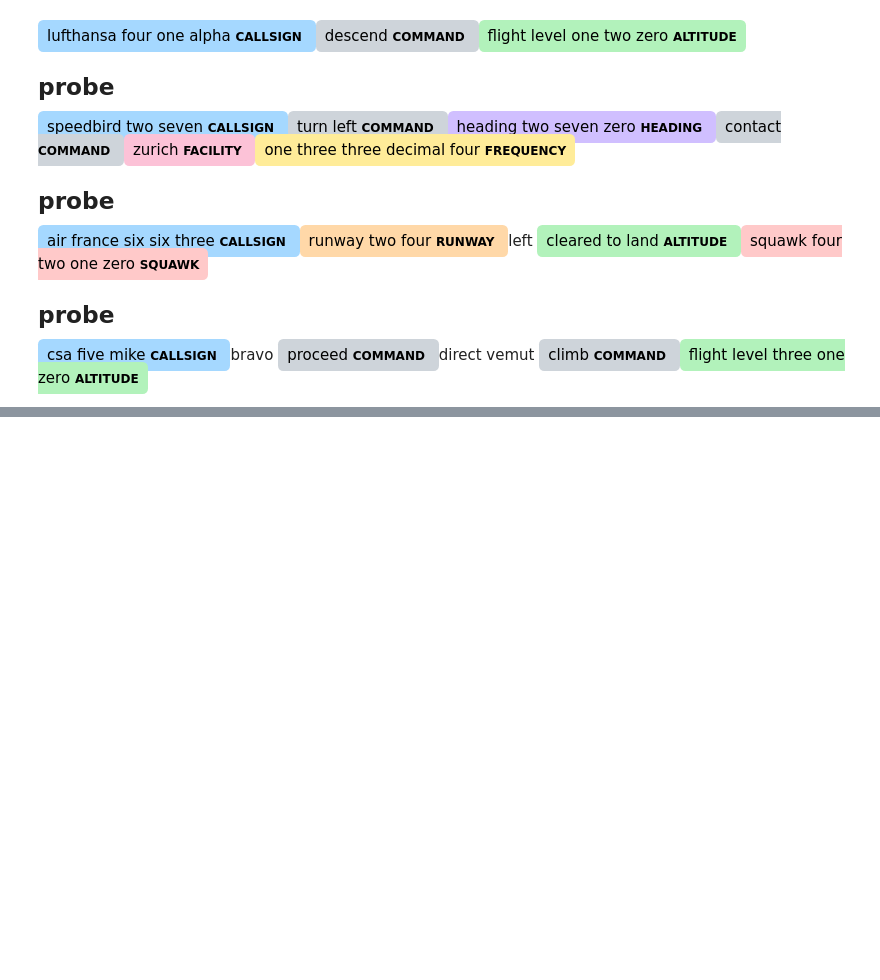
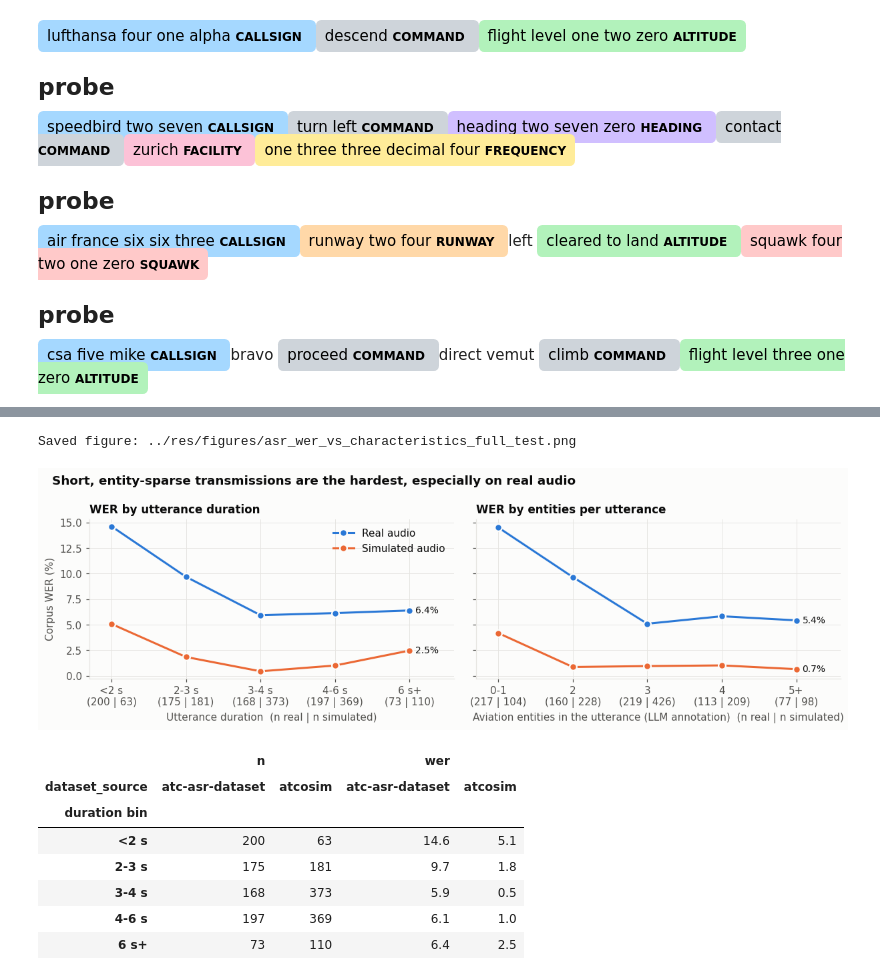
Before and after one commit to BrettFX/UMBC-DATA606-Capstone, a Jupyter notebook: notebooks/machine_learning.ipynb, the cells around one changed output, grey strips where cells are left out. Saved outputs shown, nothing was run; the diff lists cells and outputs as text; code cells hidden in the pictures; blank space fills up the shorter version.

```diff
--- a/notebooks/machine_learning.ipynb
+++ b/notebooks/machine_learning.ipynb
@@ -2318,0 +2633,45 @@ csa five mike CALLSIGN bravo proceed COMMAND direct vemut climb COMMAND flight l
+# %%
+# Corpus WER (edit-distance weighted) by utterance duration and by number of entities, final model, by audio source.
+final["duration bin"] = pd.cut(final.duration_sec, [0, 2, 3, 4, 6, 25], labels=["<2 s", "2-3 s", "3-4 s", "4-6 s", "6 s+"])
+final["entity bin"] = pd.cut(final.n_entities, [-1, 1, 2, 3, 4, 99], labels=["0-1", "2", "3", "4", "5+"])
+SRC = {"atc-asr-dataset": ("Real audio", BLUE), "atcosim": ("Simulated audio", ORANGE)}
+
+
+def binned(col):
+    g = final.groupby(["dataset_source", col], observed=True).agg(n=("errors", "size"), e=("errors", "sum"), w=("words", "sum"))
+    g["wer"] = 100 * g.e / g.w
+    return g
+
+
+fig, axes = plt.subplots(1, 2, figsize=(11, 3.6), sharey=True)
+for ax, col, title, xlabel in [(axes[0], "duration bin", "WER by utterance duration", "Utterance duration"),
+                               (axes[1], "entity bin", "WER by entities per utterance", "Aviation entities in the utterance (LLM annotation)")]:
+    g = binned(col)
+    cats = list(g.index.get_level_values(1).unique())
+    for source, (label, color) in SRC.items():
+        vals = g.loc[source].reindex(cats)
+        ax.plot(range(len(cats)), vals.wer, color=color, linewidth=2, marker="o", markersize=7, markeredgecolor=SURFACE, markeredgewidth=1.5, label=label)
+        ax.text(len(cats) - 1 + 0.08, vals.wer.iloc[-1], f"{vals.wer.iloc[-1]:.1f}%", color=INK, va="center", fontsize=9)
+    counts = [f"{c}\n({int(g.loc['atc-asr-dataset'].reindex(cats).n.iloc[i])} | {int(g.loc['atcosim'].reindex(cats).n.iloc[i])})" for i, c in enumerate(cats)]
+    ax.set_xticks(range(len(cats)), counts)
+    ax.set_xlabel(xlabel + "  (n real | n simulated)")
+    ax.set_title(title)
+    ax.set_xlim(-0.3, len(cats) - 0.4)
+axes[0].set_ylabel("Corpus WER (%)")
+axes[0].legend(loc="upper right")
+fig.suptitle("Short, entity-sparse transmissions are the hardest, especially on real audio", x=0.01, ha="left", fontsize=12, fontweight="bold")
+fig.tight_layout()
+save_figure(fig, "asr_wer_vs_characteristics_full_test")
+plt.show()
+display(binned("duration bin")[["n", "wer"]].round(1).unstack(0))
+# %% [output]
+Saved figure: ../res/figures/asr_wer_vs_characteristics_full_test.png
+[figure, added]
+|  | n |  | wer |  |
+| dataset_source | atc-asr-dataset | atcosim | atc-asr-dataset | atcosim |
+| duration bin |  |  |  |  |
+| <2 s | 200 | 63 | 14.6 | 5.1 |
+| 2-3 s | 175 | 181 | 9.7 | 1.8 |
+| 3-4 s | 168 | 373 | 5.9 | 0.5 |
+| 4-6 s | 197 | 369 | 6.1 | 1.0 |
+| 6 s+ | 73 | 110 | 6.4 | 2.5 |
```
Also changed, not shown: parts of 48 cells of this notebook, 10 other files.
